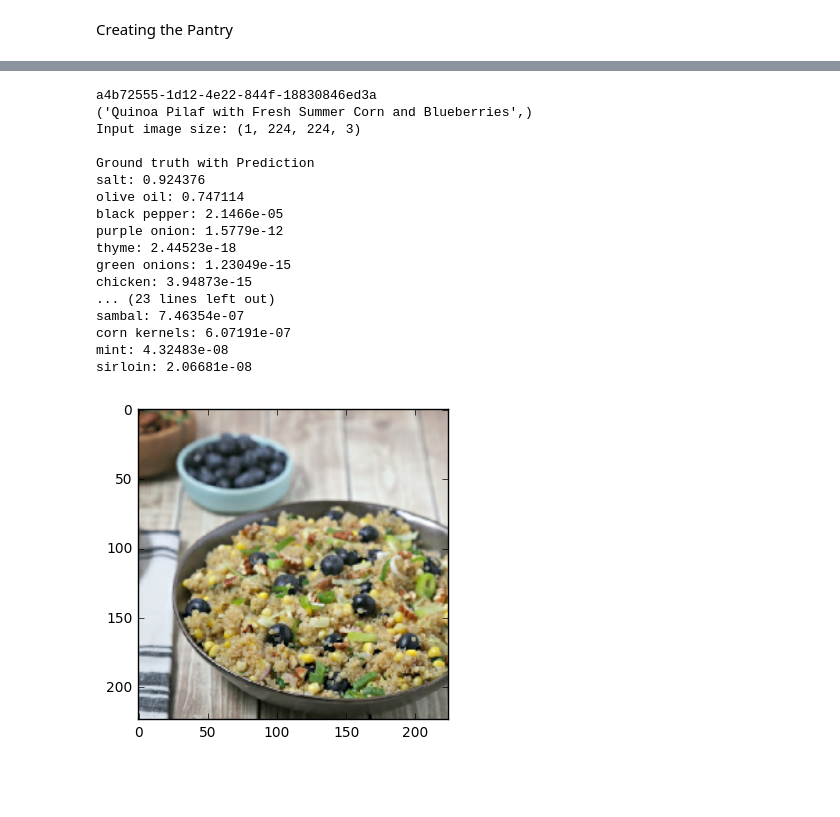
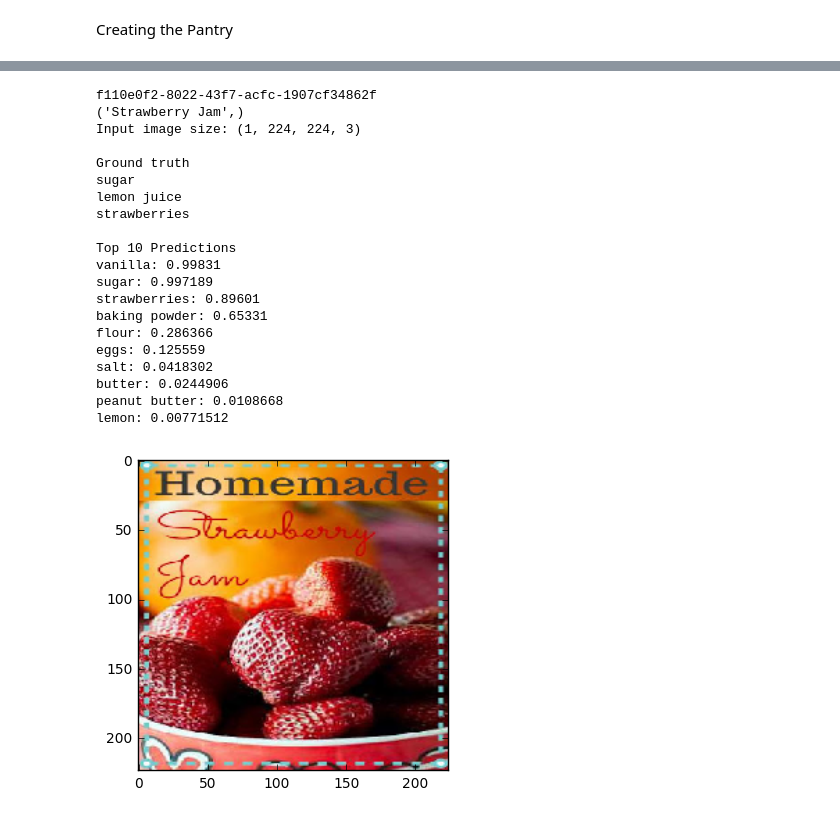
Before and after one commit to cvcassady/RecipeBot, a Jupyter notebook: IngredientsPredictionModel.ipynb, the cells around one changed output, grey strips where cells are left out. Cells and saved outputs as stored; diff of their text form; code cells hidden in the pictures; blank space fills up the shorter version.

```diff
--- a/IngredientsPredictionModel.ipynb
+++ b/IngredientsPredictionModel.ipynb
@@ -221,7 +193,7 @@ import random
 # We need to rely on this because we can not load 50k images on memory at the same time.
 def DataGenerator(imageIds, imageLabels, batch_size):
     batch = np.zeros((batch_size, 224, 224, 3))
-    labels = np.zeros((batch_size, 1000))
+    labels = np.zeros((batch_size, size_pantry))
     while True:
         batch_bad = False
 
@@ -243,12 +215,23 @@ def DataGenerator(imageIds, imageLabels, batch_size):
         batch = vgg16.preprocess_input(batch)
 
         if batch_bad is False:
+            #print(batch[10, :, :, 0])
             yield batch, labels
 
 
-m.fit_generator(DataGenerator(train_ids, train_labels, 64), 256000, nb_epoch = 10,
+history = LossTimeHistory()
+m.fit_generator(DataGenerator(train_ids, train_labels, 64), 64000, nb_epoch = 220,
                          validation_data = DataGenerator(test_ids, test_labels, 64),
-                         nb_val_samples = 200,
-                         nb_worker = 3, max_q_size = 4, pickle_safe = True, class_weight = class_weights2)
+                         nb_val_samples = 640,
+                         nb_worker = 3,
+                         max_q_size = 4,
+                         pickle_safe = True,
+                         class_weight = class_weights2,
+                         callbacks = [history])
+
+show(bokeh.models.layouts.Row(
+    Line(data=history.losses, title='Loss Per Epoch', plot_width=390, plot_height=390, legend=None, ylabel='BCE', xlabel='Epoch'),
+    Line(data=history.val_loss, title='Validation Loss Per Epoch', plot_width=390, plot_height=390, legend=None, ylabel='BCE', xlabel='Epoch'),
+    Line(data=history.durations, title='Seconds Per Epoch', plot_width=390, plot_height=390, legend=None, ylabel='Seconds', xlabel='Epoch')))
 
 m.save_weights('full_model_weights.hdf5')
@@ -265,2 +275,0 @@ m.load_weights('full_model_weights.hdf5')
-# %%
-image.img_to_array(image.load_img(img_path, target_size=(224, 224))).shape
@@ -269,62 +276,66 @@ print("hello")
 # %%
 #img_path = 'download.jpg'  # This is an image I took in my kitchen.
-j = random.randint(0,len(train_ids))
-print(train_ids[j])
-img_path = 'resized_thumbs/' + train_ids[j] + '.jpg'
+j = random.randint(0,len(test_ids))
+print(test_ids[j])
+img_path = 'resized_thumbs/' + test_ids[j] + '.jpg'
+#img_path = 'download3.jpg'
 
 img = image.load_img(img_path, target_size=(224, 224))
 img_arr = image.img_to_array(img)
 x = np.expand_dims(img_arr, axis=0)  # The model only accepts batches so we add a dummy dimension.
 x = vgg16.preprocess_input(x)  # The preprocessing should be the same that was used during training.
 
 predictions = m.predict(x)
 
 #label_predictions = vgg16.decode_predictions(predictions, top = 10)
 
 conn = sqlite3.connect("yummly.db")
-print(conn.execute("SELECT Title FROM Recipe WHERE ID='" + str(train_ids[j]) + "';").fetchone())
+print(conn.execute("SELECT Title FROM Recipe WHERE ID='" + str(test_ids[j]) + "';").fetchone())
 conn.close()
 
 print('Input image size:', x.shape)
 
 
 plt.imshow(np.asarray(img));
 
-print('\nGround truth with Prediction')
-for i in range(0,1000):
-    if train_labels[j][i] == 1:
-        print(id2food[i] + ": " + str(predictions[0][i]))
+print('\nGround truth') #with Prediction')
+for i in range(0,size_pantry):
+    if test_labels[j][i] == 1:
+        print(id2food[i])# + ": " + str(predictions[0][i]))
 
 argsort_results = np.argsort(-predictions)[0]
 
 
 # print('\nAll Predictions over 10% certainty:')
-# for i in range(0,1000):
+# for i in range(0,size_pantry):
 #     if predictions[0][i] > 0.1:
 #         print(id2food[i] + ": " + str(predictions[0][i]))
 
-print("\nTop 20 Predictions")
-for i in range(0,20):
+print("\nTop 10 Predictions")
+for i in range(0,10):
     #print(argsort_results[i])
     print(id2food[argsort_results[i]] + ": " + str(predictions[0][argsort_results[i]]))
 # %% [output]
-a4b72555-1d12-4e22-844f-18830846ed3a
-('Quinoa Pilaf with Fresh Summer Corn and Blueberries',)
+f110e0f2-8022-43f7-acfc-1907cf34862f
+('Strawberry Jam',)
 Input image size: (1, 224, 224, 3)
 
-Ground truth with Prediction
-salt: 0.924376
-olive oil: 0.747114
-black pepper: 2.1466e-05
-purple onion: 1.5779e-12
-thyme: 2.44523e-18
-green onions: 1.23049e-15
-chicken: 3.94873e-15
-... (23 lines left out)
-sambal: 7.46354e-07
-corn kernels: 6.07191e-07
-mint: 4.32483e-08
-sirloin: 2.06681e-08
+Ground truth
+sugar
+lemon juice
+strawberries
+
+Top 10 Predictions
+vanilla: 0.99831
+sugar: 0.997189
+strawberries: 0.89601
+baking powder: 0.65331
+flour: 0.286366
+eggs: 0.125559
+salt: 0.0418302
+butter: 0.0244906
+peanut butter: 0.0108668
+lemon: 0.00771512
-[figure, old version]
+[figure, new version]
 # %%
 len(predictions)
```
Also changed, not shown: parts of 29 cells of this notebook.
